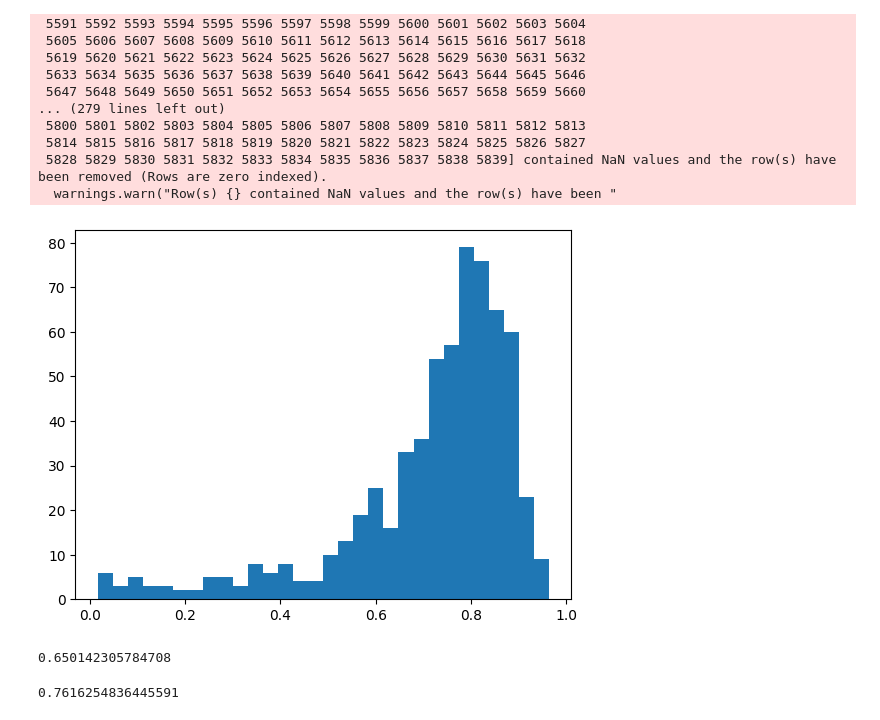
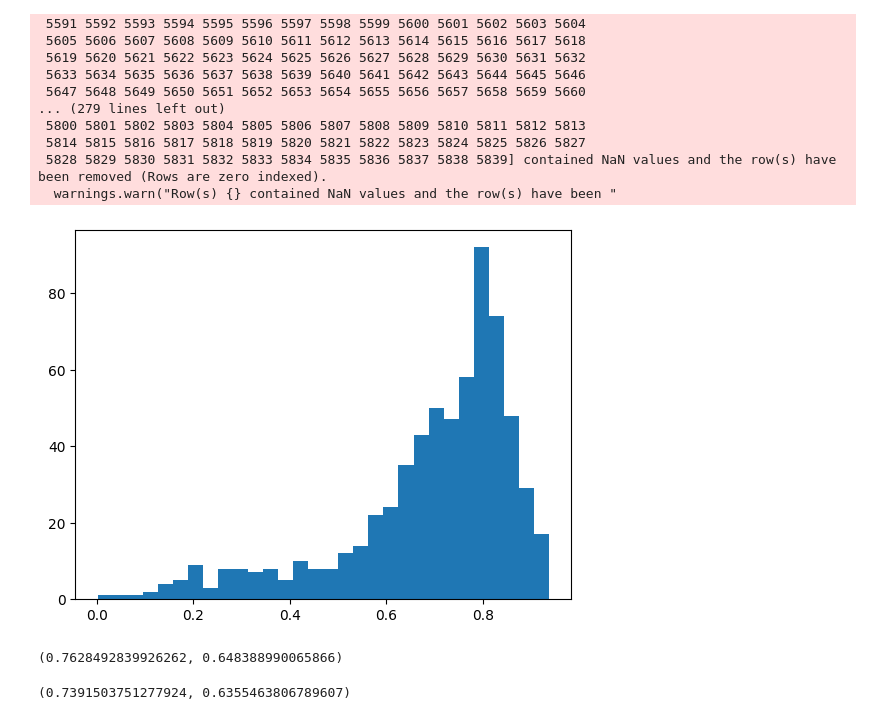
Before and after one commit to stsfk/deep_lumped, a Jupyter notebook: final_lstm_model_camels.ipynb, the cells around one changed output. Saved outputs shown, nothing was run; the diff lists cells and outputs as text; code cells hidden in the pictures.

```diff
--- a/final_lstm_model_camels.ipynb
+++ b/final_lstm_model_camels.ipynb
@@ -245,9 +249,11 @@ def eval_catchment(selected_catchment):
 # %%
 calibrated_KGES = np.ones(N_CATCHMENTS)
+calibrated_NSES = np.ones(N_CATCHMENTS)
+
 
 for i in range(N_CATCHMENTS):
     #print(f'i={i} starts')
-    calibrated_KGES[i]  = eval_catchment(i)
+    calibrated_KGES[i], calibrated_NSES[i]  = eval_catchment(i)
     #print(f'fit={calibrated_KGES[i]}')
 # %% [output]
  5493 5494 5495 5496 5497 5498 5499 5500 5501 5502 5503 5504 5505 5506
@@ -270,15 +276,15 @@ for i in range(N_CATCHMENTS):
 # %%
 from matplotlib import pyplot as plt
 
-plt.hist(calibrated_KGES[calibrated_KGES>0], bins = 30)
+plt.hist(calibrated_NSES[calibrated_NSES>0], bins = 30)
 plt.show()
 # %% [output]
-[figure, old version]
+[figure, new version]
-# %%
-calibrated_KGES.mean()
-# %% [output]
-0.650142305784708
 # %%
-np.median(calibrated_KGES)
+np.median(calibrated_KGES),calibrated_KGES.mean()
 # %% [output]
-0.7616254836445591
+(0.7628492839926262, 0.648388990065866)
+# %%
+np.median(calibrated_NSES),calibrated_NSES.mean()
+# %% [output]
+(0.7391503751277924, 0.6355463806789607)
```
Also changed, not shown: parts of 1 cell of this notebook.
